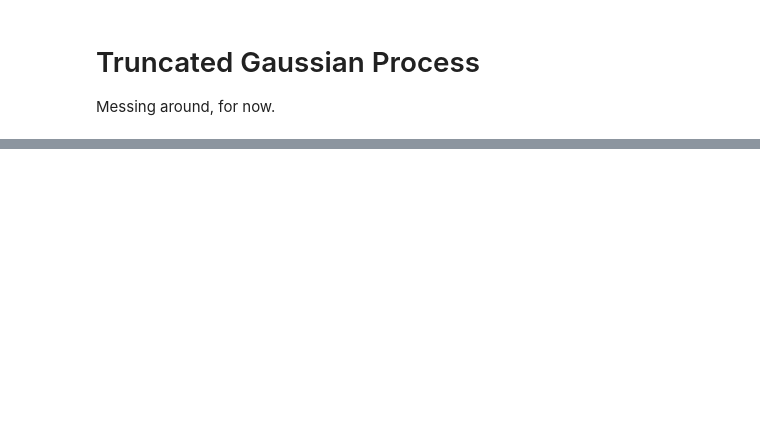
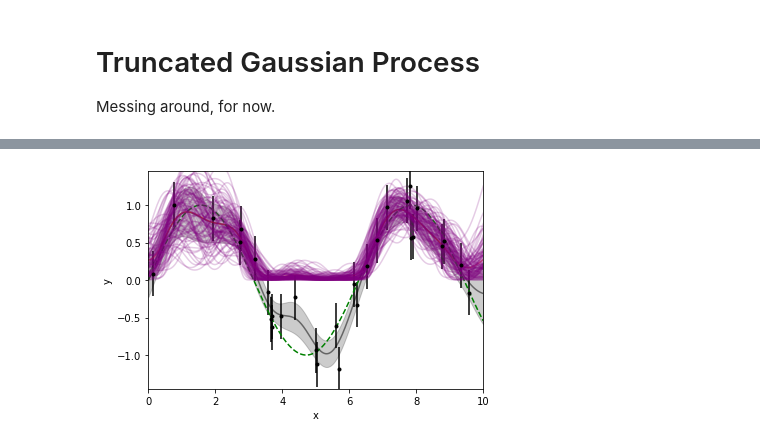
Before and after one commit to tmcclintock/TruncatedGP, a Jupyter notebook: Truncated Gaussian Process.ipynb, the cells around one changed output, grey strips where cells are left out. Saved outputs shown, nothing was run; the diff lists cells and outputs as text; code cells hidden in the pictures; blank space fills up the shorter version.

```diff
--- a/Truncated Gaussian Process.ipynb
+++ b/Truncated Gaussian Process.ipynb
@@ -138,31 +149,33 @@ plt.ylabel("y");
 # %%
 plt.fill_between(x_pred, pred - pred_std, pred + pred_std,
                 color="k", alpha=0.2)
 plt.plot(x_pred, pred, "k", lw=1.5, alpha=0.5)
 
 
 #plt.fill_between(x_pred, pred2 - pred_std2, pred2 + pred_std2,
 #                color="cyan", alpha=0.2)
 plt.plot(x_pred, pred2, "red", lw=1.5, alpha=0.5)
 
 #print(pred - pred2)
 
 plt.errorbar(x, y, yerr=yerr, fmt=".k", capsize=0)
 plt.plot(x_pred, func(x_pred), "--g")
 plt.xlim(0, 10)
 plt.ylim(-1.45, 1.45)
 plt.xlabel("x")
 plt.ylabel("y");
 
 for _ in range(100):
     y_sample = gp.sample_conditional(y, x_pred)
     y_draw = np.zeros_like(x_pred)
     for i in range(len(x_pred)):
 
-        a_, b_ = (afunc(x_pred[i]) - pred[i]) / pred_std[i], (b - pred[i]) / pred_std[i]
+        a_, b_ = (afunc(x_pred[i]) - pred[i]) / pred_std[i], (bfunc(x_pred[i]) - pred[i]) / pred_std[i]
 
         percent = ss.norm.cdf(y_sample[i], loc=pred[i], scale=pred_std[i])
         y_draw[i] = ss.truncnorm.ppf(percent, a=a_, b=b_,
                                      loc=pred[i], scale=pred_std[i])
     #plt.plot(x_pred, y_sample, "gray", lw=1.5, alpha=0.5)
     plt.plot(x_pred, y_draw, "purple", lw=1.5, alpha=0.2)
+# %% [output]
+[figure, added]
```
Also changed, not shown: parts of 7 cells of this notebook, 5 other files.
